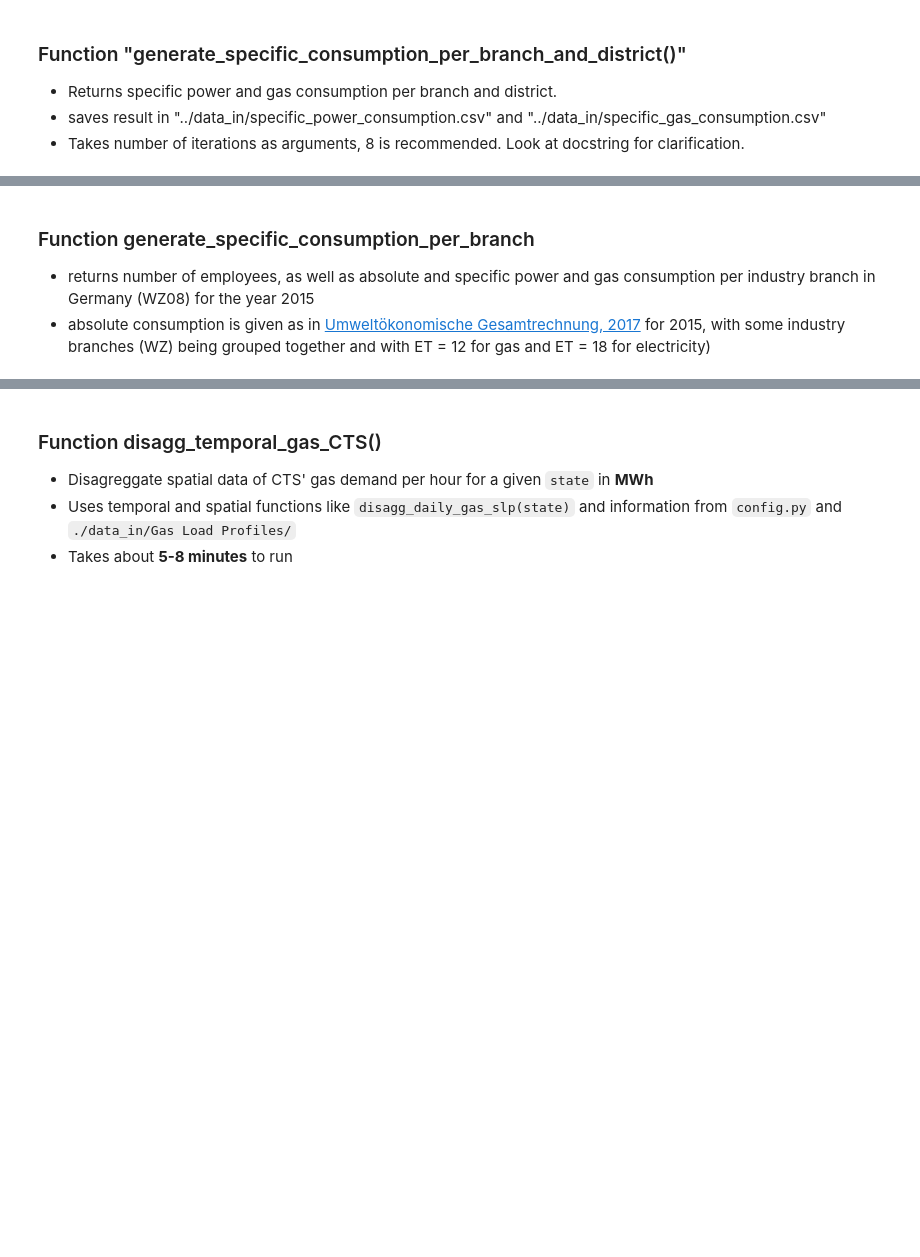
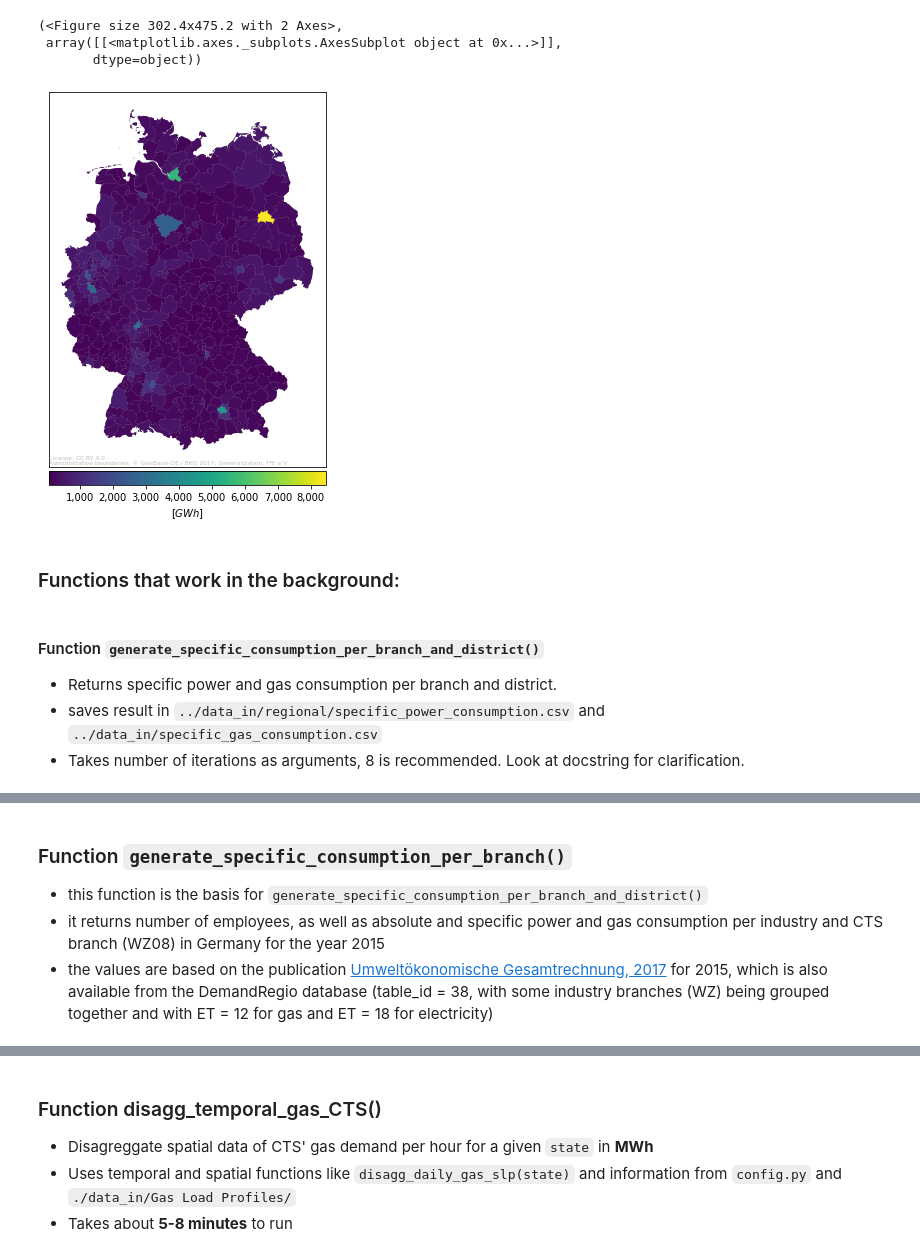
Before and after one commit to DemandRegioTeam/disaggregator, a Jupyter notebook: 03_Demo_CTS_Industry_disaggregation.ipynb, the cells around one changed output, grey strips where cells are left out. Drawn from its saved outputs; the diff is of its cells as text; code cells hidden in the pictures; blank space fills up the shorter version.

```diff
--- a/03_Demo_CTS_Industry_disaggregation.ipynb
+++ b/03_Demo_CTS_Industry_disaggregation.ipynb
@@ -45,0 +43,5 @@ df_abs_econ_dis_branch_industry.head()
+# %%
+df_abs_econ_dis_branch_CTS = spatial.disagg_CTS_industry(source = 'power', sector = 'CTS', use_nuts3code=True) # also possible: source='gas', sector ='industry'
+# get dictionary for renaming columns
+dic = config.dict_region_code(keys='natcode_nuts3', values='name')
+df_abs_econ_dis_branch_CTS.rename(columns=dic).head()
@@ -46,7 +57,17 @@ df_abs_econ_dis_branch_industry.head()
+# %%
+# plot your result using functions from the plot module
+plot.choropleth_map(df_abs_econ_dis_branch_CTS.sum()/1000, relative = False, unit = 'GWh')
+# %% [output]
+(<Figure size 302.4x475.2 with 2 Axes>,
+ array([[<matplotlib.axes._subplots.AxesSubplot object at 0x...>]],
+       dtype=object))
+[figure, added]
+# %% [markdown]
+### Functions that work in the background:
 # %% [markdown]
-### Function "generate_specific_consumption_per_branch_and_district()"
+#### Function ``generate_specific_consumption_per_branch_and_district()``
 - Returns specific power and gas consumption per branch and district.
-- saves result in "../data_in/specific_power_consumption.csv" and "../data_in/specific_gas_consumption.csv"
+- saves result in ``../data_in/regional/specific_power_consumption.csv`` and ``../data_in/specific_gas_consumption.csv``
 - Takes number of iterations as arguments, 8 is recommended. Look at docstring for clarification.
 # %%
 df_spec_econ_district, df_spec_gcon_district = data.generate_specific_consumption_per_branch_and_district(8,8)
@@ -71,8 +92,9 @@ df_spec_gcon_district.head()
 | 6 | 428.334392 | 198.598526 | 221.583619 | 270.955301 | 2294.159525 | 96.754835 | 714.780613 | 714.780613 | 873.939905 | 714.780613 | ... | ... |
 5 rows × 401 columns
 # %% [markdown]
-### Function generate_specific_consumption_per_branch
-- returns number of employees, as well as absolute and specific power and gas consumption per industry branch in Germany (WZ08) for the year 2015
-- absolute consumption is given as in [Umweltökonomische Gesamtrechnung, 2017](https://www.destatis.de/DE/Themen/Gesellschaft-Umwelt/Umwelt/Publikationen/Umweltnutzung-Wirtschaft/umweltnutzung-und-wirtschaft-energie-pdf-5850014.html) for 2015, with some industry branches (WZ) being grouped together and with ET = 12 for gas and ET = 18 for electricity)
+### Function ``generate_specific_consumption_per_branch()``
+- this function is the basis for ``generate_specific_consumption_per_branch_and_district()``
+- it returns number of employees, as well as absolute and specific power and gas consumption per industry and CTS branch (WZ08) in Germany for the year 2015
+- the values are based on the publication [Umweltökonomische Gesamtrechnung, 2017](https://www.destatis.de/DE/Themen/Gesellschaft-Umwelt/Umwelt/Publikationen/Umweltnutzung-Wirtschaft/umweltnutzung-und-wirtschaft-energie-pdf-5850014.html) for 2015, which is also available from the DemandRegio database (table_id = 38, with some industry branches (WZ) being grouped together and with ET = 12 for gas and ET = 18 for electricity)
 # %%
 df_spez_econ, df_spez_gcon, df_abs_con, df_emp = data.generate_specific_consumption_per_branch()
```
Also changed, not shown: parts of 69 cells of this notebook, 1 other file.
